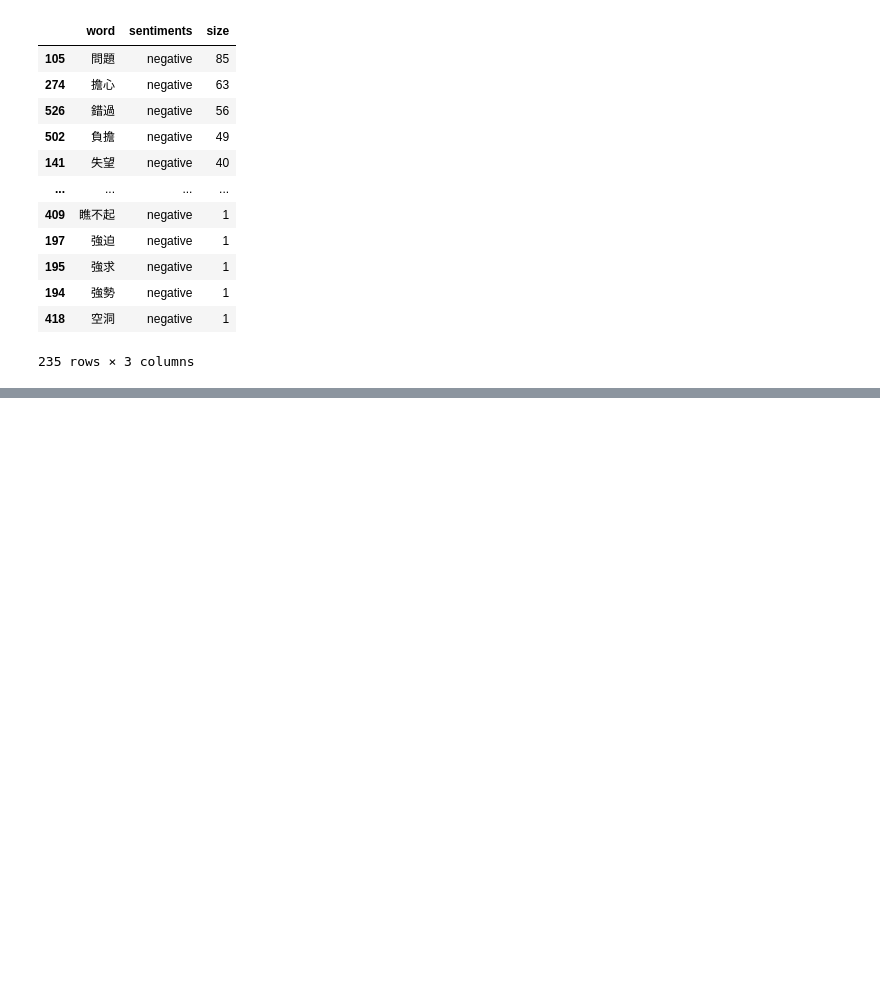
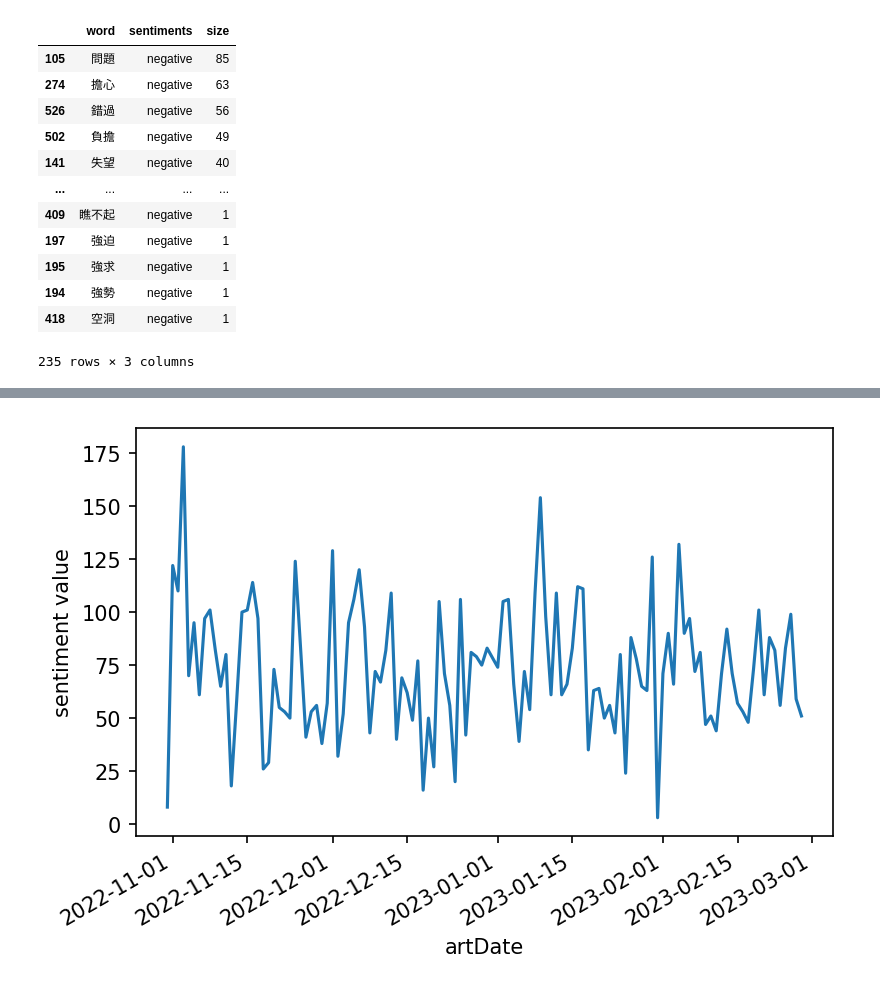
Before and after one commit to Text-Analytics-and-Retrieval/SMA_2023S, a Jupyter notebook: week4_sentiment_analysis/week4_sentiment_zh.ipynb, the cells around one changed output, grey strips where cells are left out. Cells and saved outputs as stored; diff of their text form; code cells hidden in the pictures; blank space fills up the shorter version.

```diff
--- a/week4_sentiment_analysis/week4_sentiment_zh.ipynb
+++ b/week4_sentiment_analysis/week4_sentiment_zh.ipynb
@@ -456,0 +464,3 @@ Text(0.5, 1.0, '0317負向情緒總數')
+# %%
+ptt_sentiment_value = sentiment_count.pivot_table(index='artDate', columns='sentiments', values='size', fill_value=0).reset_index().rename_axis(None, axis=1)
+ptt_sentiment_value.head()
@@ -456,0 +474,3 @@ Text(0.5, 1.0, '0317負向情緒總數')
+# %%
+ptt_sentiment_value['sentiment_value'] = ptt_sentiment_value['positive'] - ptt_sentiment_value['negative']
+ptt_sentiment_value.head()
@@ -456,0 +484,8 @@ Text(0.5, 1.0, '0317負向情緒總數')
+# %%
+fig, ax = plt.subplots()
+ax.plot(ptt_sentiment_value['artDate'], ptt_sentiment_value["sentiment_value"])
+ax.set_xlabel('artDate')
+ax.set_ylabel('sentiment value')
+fig.autofmt_xdate()
+# %% [output]
+[figure, added]
```
Also changed, not shown: parts of 19 cells of this notebook, 2 other files.
